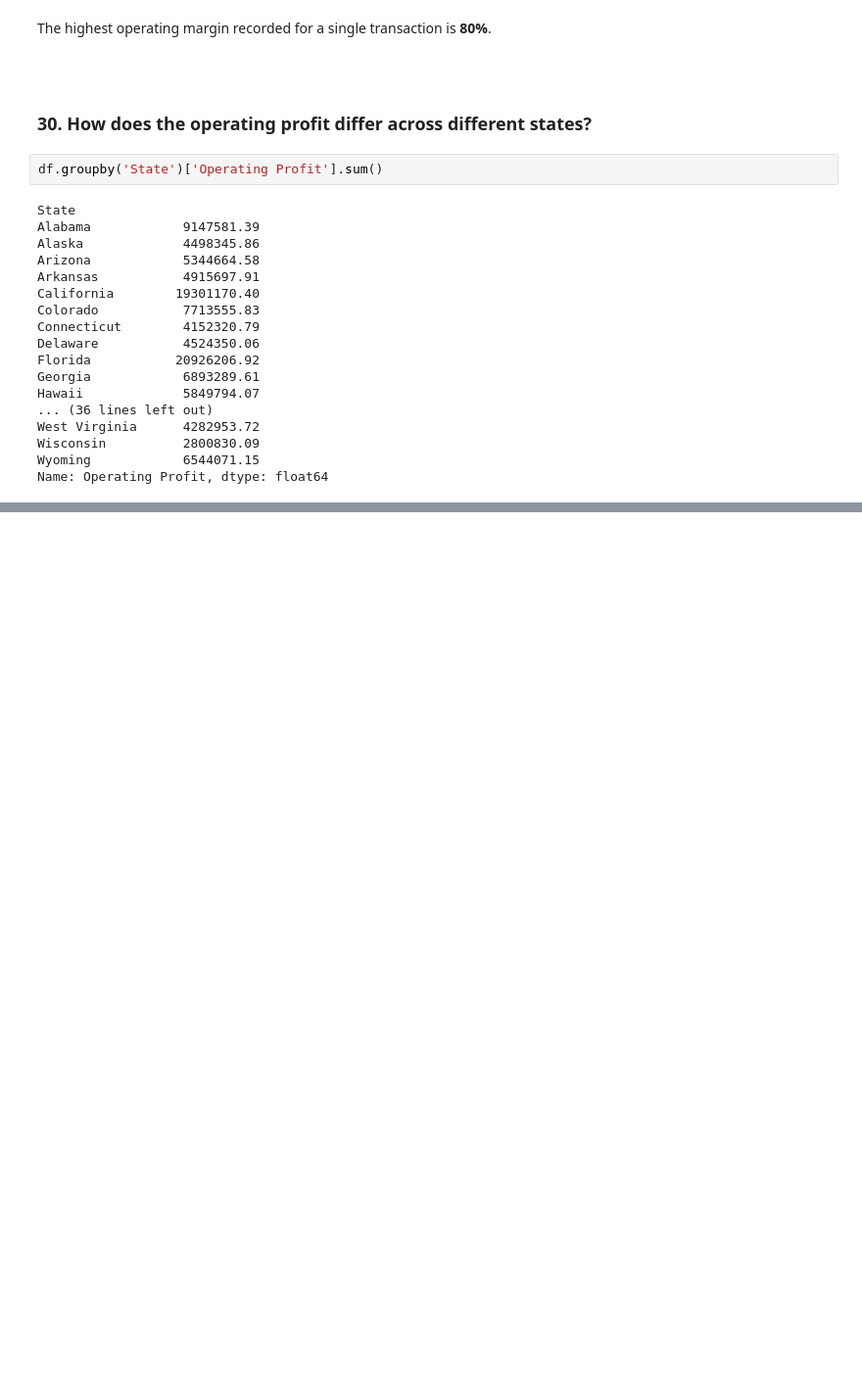
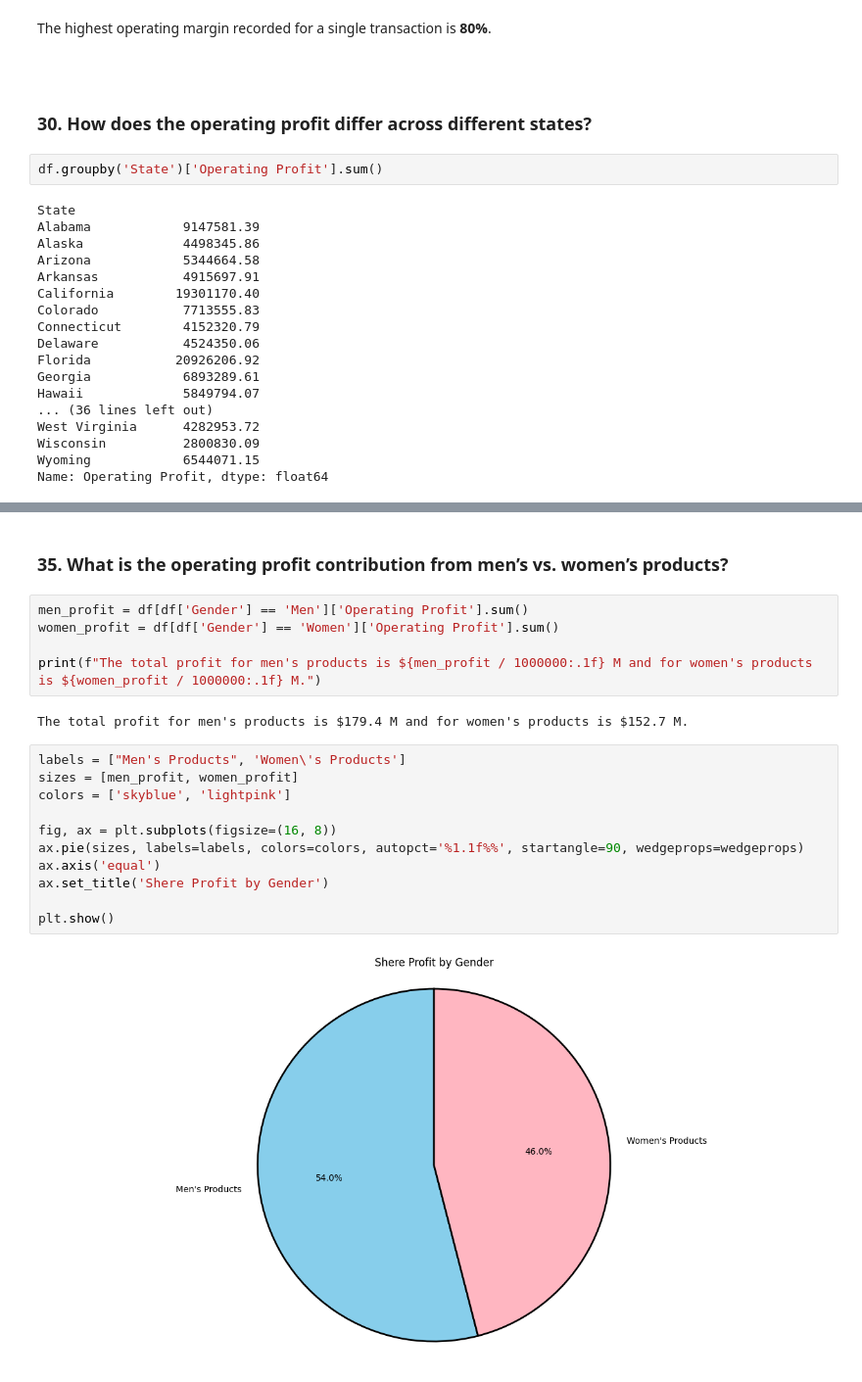
Before and after one commit to GrzegorzPus/Adidas-US-Sales-Analysis, a Jupyter notebook: Sales Analysis.ipynb, the cells around one changed output, grey strips where cells are left out. Shown at 98% size. Drawn from its saved outputs; the diff is of its cells as text; blank space fills up the shorter version.

```diff
--- a/Sales Analysis.ipynb
+++ b/Sales Analysis.ipynb
@@ -823,0 +850,22 @@ plt.show()
+# %% [markdown]
+### 35. What is the operating profit contribution from men’s vs. women’s products?
+# %%
+men_profit = df[df['Gender'] == 'Men']['Operating Profit'].sum()
+women_profit = df[df['Gender'] == 'Women']['Operating Profit'].sum()
+
+print(f"The total profit for men's products is ${men_profit / 1000000:.1f} M and for women's products is ${women_profit / 1000000:.1f} M.")
+# %% [output]
+The total profit for men's products is $179.4 M and for women's products is $152.7 M.
+# %%
+labels = ["Men's Products", 'Women\'s Products']
+sizes = [men_profit, women_profit]
+colors = ['skyblue', 'lightpink']
+
+fig, ax = plt.subplots(figsize=(16, 8))
+ax.pie(sizes, labels=labels, colors=colors, autopct='%1.1f%%', startangle=90, wedgeprops=wedgeprops)
+ax.axis('equal')
+ax.set_title('Shere Profit by Gender')
+
+plt.show()
+# %% [output]
+[figure, added]
```
Also changed, not shown: parts of 30 cells of this notebook.
